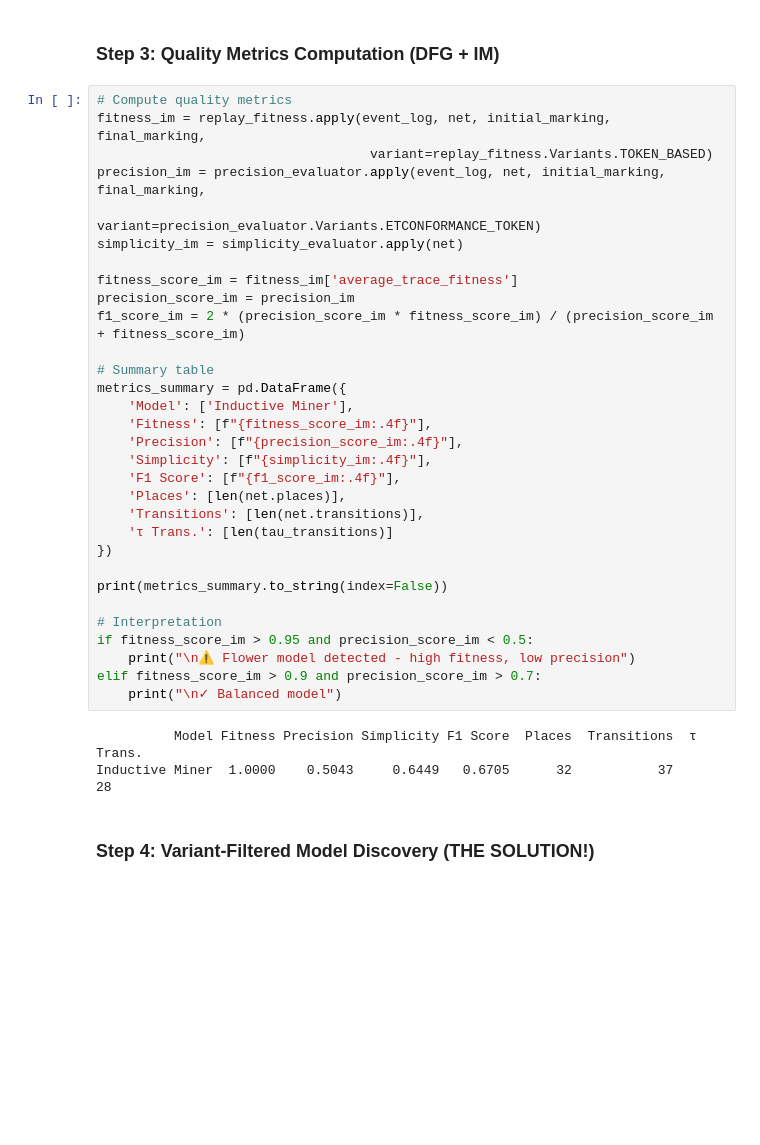
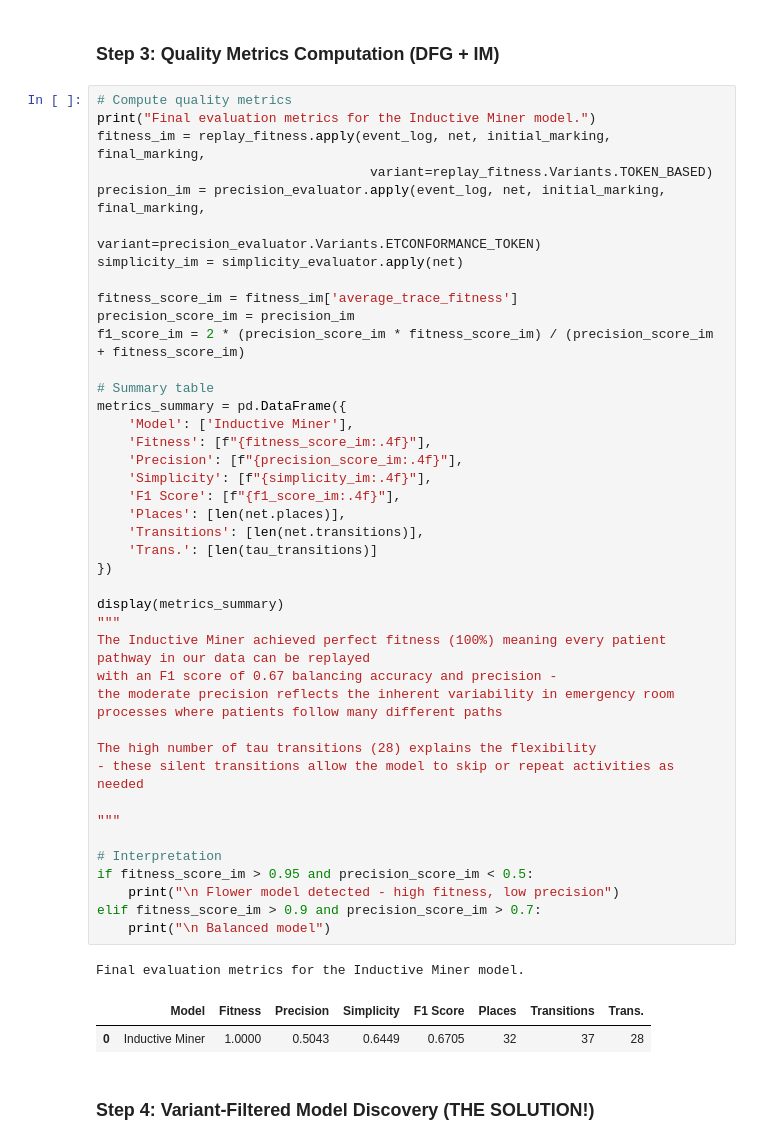
Before and after one commit to AngelaAldaoud/BIS-Exam-Project, a Jupyter notebook: Exam.ipynb, the cells around one changed output. Saved outputs shown, nothing was run; the diff lists cells and outputs as text; blank space fills up the shorter version.

```diff
--- a/Exam.ipynb
+++ b/Exam.ipynb
@@ -2817,38 +2598,49 @@ Alpha Miner failed: name 'replay_fitness' is not defined
 ### Step 3: Quality Metrics Computation (DFG + IM)
 # %%
 # Compute quality metrics
+print("Final evaluation metrics for the Inductive Miner model.")
 fitness_im = replay_fitness.apply(event_log, net, initial_marking, final_marking,
                                    variant=replay_fitness.Variants.TOKEN_BASED)
 precision_im = precision_evaluator.apply(event_log, net, initial_marking, final_marking,
                                          variant=precision_evaluator.Variants.ETCONFORMANCE_TOKEN)
 simplicity_im = simplicity_evaluator.apply(net)
 
 fitness_score_im = fitness_im['average_trace_fitness']
 precision_score_im = precision_im
 f1_score_im = 2 * (precision_score_im * fitness_score_im) / (precision_score_im + fitness_score_im)
 
 # Summary table
 metrics_summary = pd.DataFrame({
     'Model': ['Inductive Miner'],
     'Fitness': [f"{fitness_score_im:.4f}"],
     'Precision': [f"{precision_score_im:.4f}"],
     'Simplicity': [f"{simplicity_im:.4f}"],
     'F1 Score': [f"{f1_score_im:.4f}"],
     'Places': [len(net.places)],
     'Transitions': [len(net.transitions)],
-    'τ Trans.': [len(tau_transitions)]
+    'Trans.': [len(tau_transitions)]
 })
 
-print(metrics_summary.to_string(index=False))
+display(metrics_summary)
+"""
+The Inductive Miner achieved perfect fitness (100%) meaning every patient pathway in our data can be replayed
+with an F1 score of 0.67 balancing accuracy and precision -
+the moderate precision reflects the inherent variability in emergency room processes where patients follow many different paths
+
+The high number of tau transitions (28) explains the flexibility
+- these silent transitions allow the model to skip or repeat activities as needed
+
+"""
 
 # Interpretation
 if fitness_score_im > 0.95 and precision_score_im < 0.5:
-    print("\n⚠️ Flower model detected - high fitness, low precision")
+    print("\n Flower model detected - high fitness, low precision")
 elif fitness_score_im > 0.9 and precision_score_im > 0.7:
-    print("\n✓ Balanced model")
+    print("\n Balanced model")
 # %% [output]
-          Model Fitness Precision Simplicity F1 Score  Places  Transitions  τ Trans.
-Inductive Miner  1.0000    0.5043     0.6449   0.6705      32           37        28
+Final evaluation metrics for the Inductive Miner model.
+|  | Model | Fitness | Precision | Simplicity | F1 Score | Places | Transitions | Trans. |
+| 0 | Inductive Miner | 1.0000 | 0.5043 | 0.6449 | 0.6705 | 32 | 37 | 28 |
 # %% [markdown]
 ### Step 4: Variant-Filtered Model Discovery (THE SOLUTION!)
 # %%
```
Also changed, not shown: parts of 12 cells of this notebook, 10 other files.
